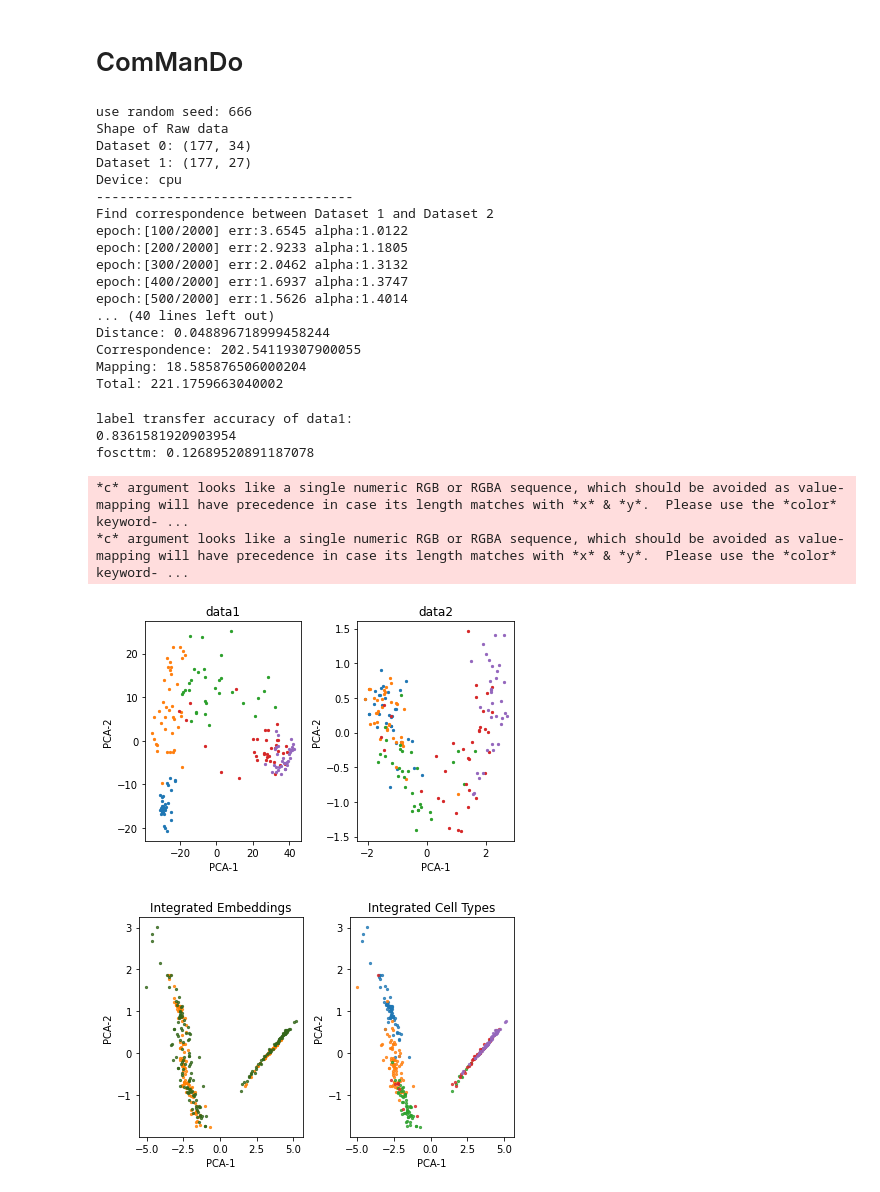
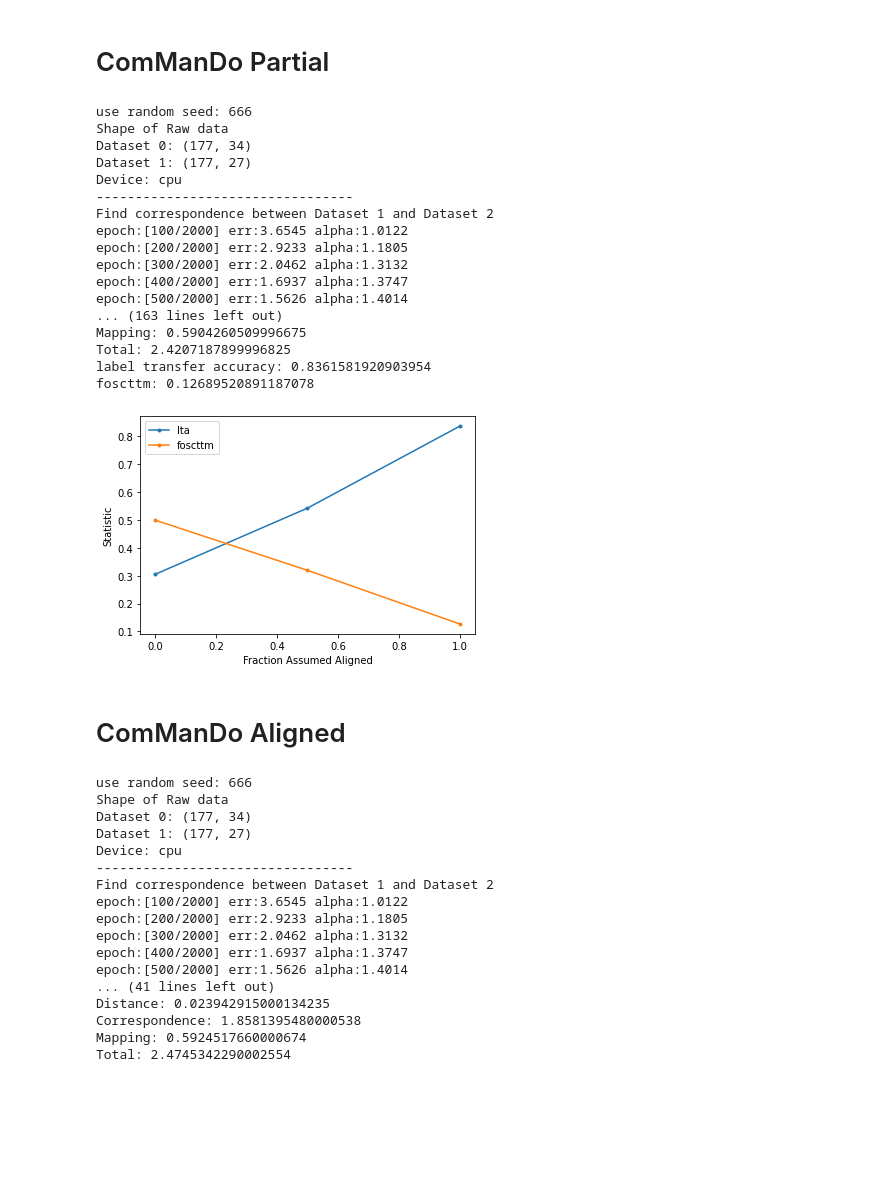
Before and after one commit to Oafish1/JAMIE, a Jupyter notebook: examples/joint_embedding/scGEM.ipynb, the cells around one changed output. Drawn from its saved outputs; the diff is of its cells as text; code cells hidden in the pictures; blank space fills up the shorter version.

```diff
--- a/examples/Fully Aligned/scGEM.ipynb
+++ b/examples/joint_embedding/scGEM.ipynb
@@ -15,37 +16,48 @@ type2 = np.loadtxt("../data/UnionCom/scGEM/type2.txt")
 type1 = type1.astype(np.int)
 type2 = type2.astype(np.int)
 # %% [markdown]
-# ComManDo
+# ComManDo Partial
 # %%
-cm = ComManDo()
-cm_data = cm.fit_transform(dataset=[data1,data2])
+test_partial([data1,data2], [type1,type2]);
 # %% [output]
 use random seed: 666
 Shape of Raw data
 Dataset 0: (177, 34)
 Dataset 1: (177, 27)
 Device: cpu
 ---------------------------------
 Find correspondence between Dataset 1 and Dataset 2
 epoch:[100/2000] err:3.6545 alpha:1.0122
 epoch:[200/2000] err:2.9233 alpha:1.1805
 epoch:[300/2000] err:2.0462 alpha:1.3132
 epoch:[400/2000] err:1.6937 alpha:1.3747
 epoch:[500/2000] err:1.5626 alpha:1.4014
-... (40 lines left out)
-Distance: 0.048896718999458244
-Correspondence: 202.54119307900055
-Mapping: 18.585876506000204
-Total: 221.1759663040002
+... (163 lines left out)
+Mapping: 0.5904260509996675
+Total: 2.4207187899996825
+label transfer accuracy: 0.8361581920903954
+foscttm: 0.12689520891187078
+[figure, added]
+# %% [markdown]
+# ComManDo Aligned
 # %%
-cm.test_LabelTA(cm_data, [type1,type2])
-cm.test_closer(cm_data)
-cm.Visualize([data1,data2], cm_data, [type1,type2], mode='PCA')
+cm = ComManDo()
+cm_data = cm.fit_transform(dataset=[data1,data2])
 # %% [output]
-label transfer accuracy of data1:
-0.8361581920903954
-foscttm: 0.12689520891187078
+use random seed: 666
+Shape of Raw data
+Dataset 0: (177, 34)
+Dataset 1: (177, 27)
+Device: cpu
+---------------------------------
+Find correspondence between Dataset 1 and Dataset 2
+epoch:[100/2000] err:3.6545 alpha:1.0122
+epoch:[200/2000] err:2.9233 alpha:1.1805
+epoch:[300/2000] err:2.0462 alpha:1.3132
+epoch:[400/2000] err:1.6937 alpha:1.3747
+epoch:[500/2000] err:1.5626 alpha:1.4014
+... (41 lines left out)
+Distance: 0.023942915000134235
+Correspondence: 1.8581395480000538
+Mapping: 0.5924517660000674
+Total: 2.4745342290002554
-*c* argument looks like a single numeric RGB or RGBA sequence, which should be avoided as value-mapping will have precedence in case its length matches with *x* & *y*.  Please use the *color* keyword- ...
-*c* argument looks like a single numeric RGB or RGBA sequence, which should be avoided as value-mapping will have precedence in case its length matches with *x* & *y*.  Please use the *color* keyword- ...
-[figure, removed]
-[figure, removed]
```
Also changed, not shown: parts of 5 cells of this notebook, 20 other files.
